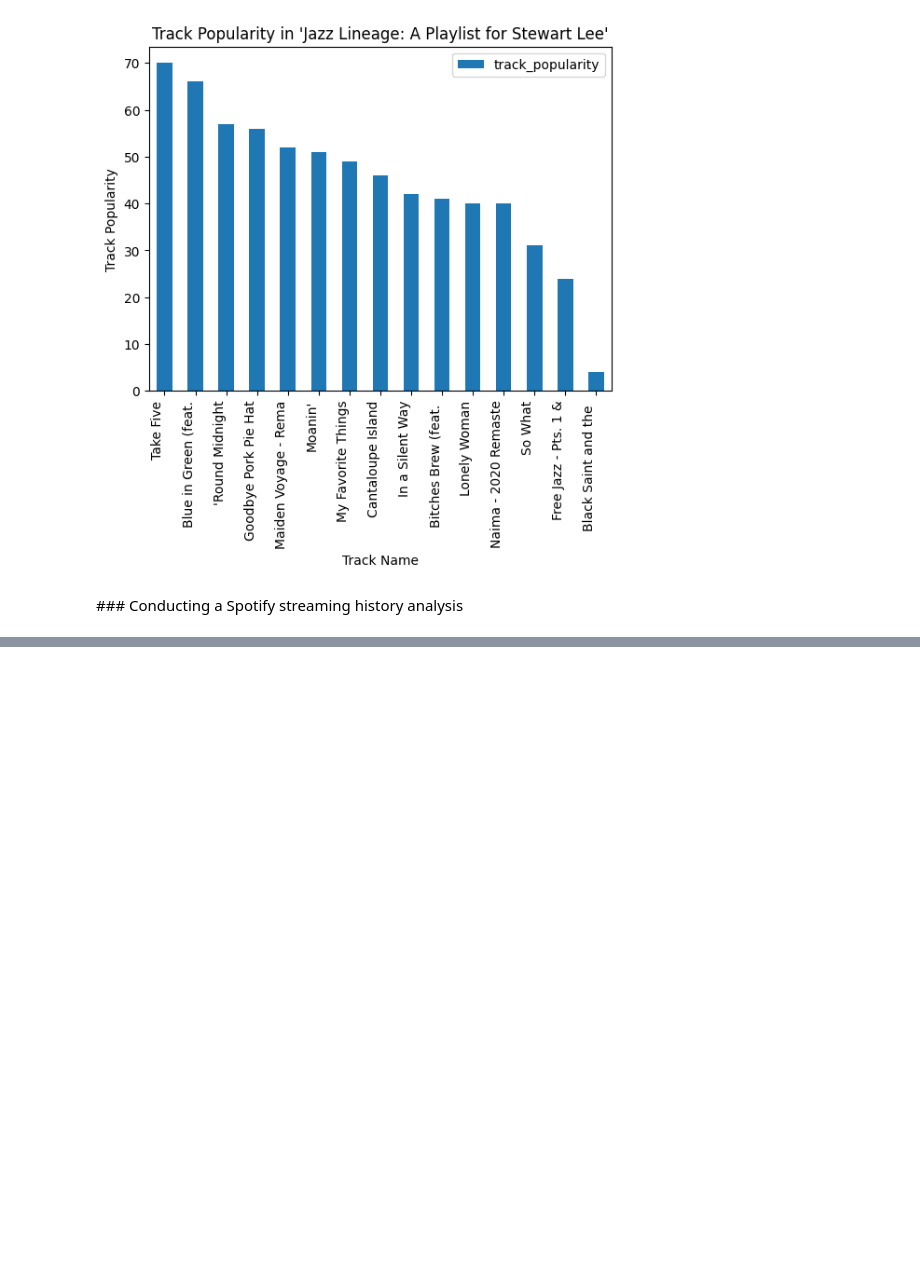
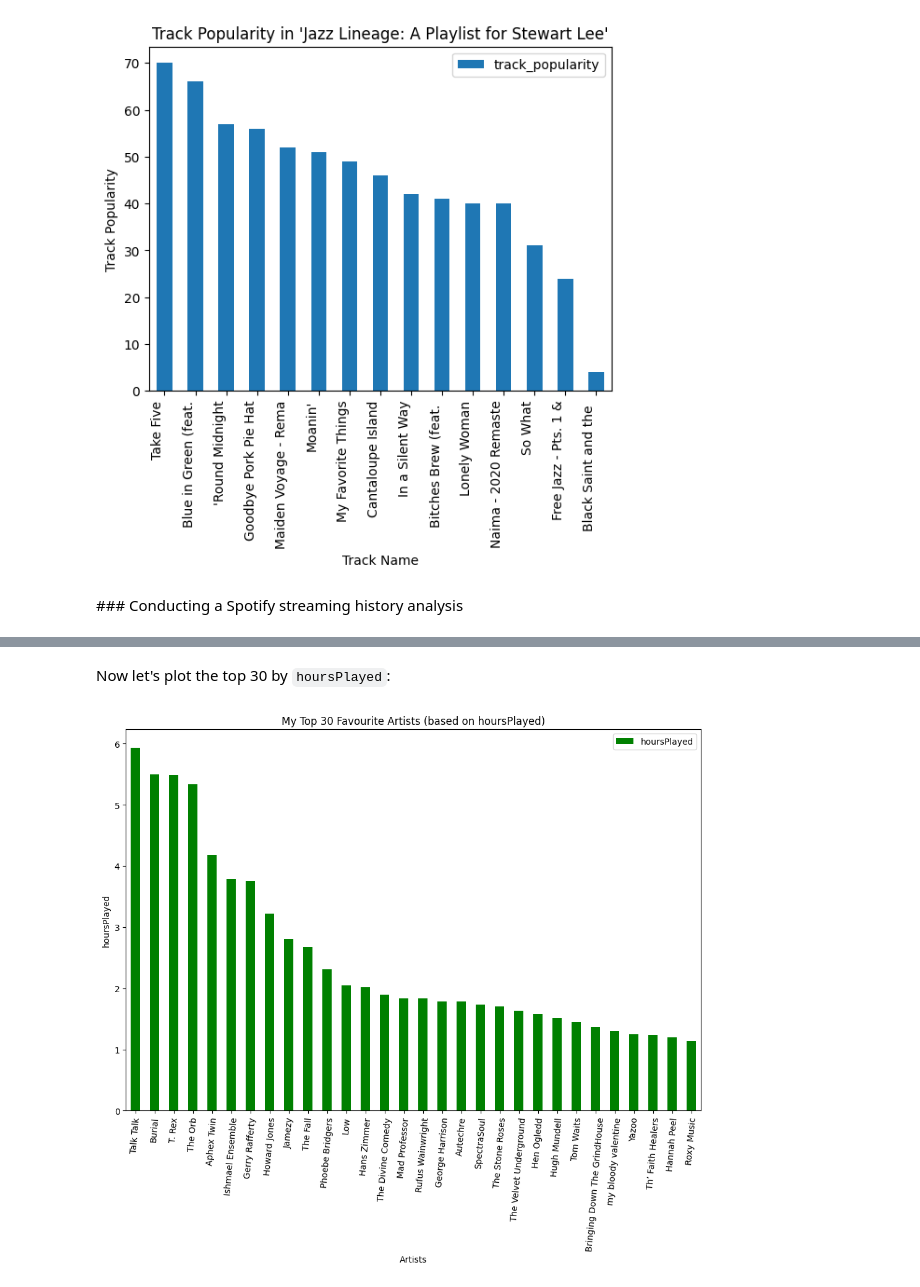
Before and after one commit to malminhas/spotify, a Jupyter notebook: spotify_playbook.ipynb, the cells around one changed output, grey strips where cells are left out. Cells and saved outputs as stored; diff of their text form; code cells hidden in the pictures; blank space fills up the shorter version.

Commit message:
Updated Spotify playbook to add first drop of streaming history analysis

```diff
--- a/spotify_playbook.ipynb
+++ b/spotify_playbook.ipynb
@@ -119,0 +127,3 @@ See [here](https://github.com/jayeshironside/Spotify-Streaming-history-analysis)
+# %%
+stream_df = pd.read_json('MyData/StreamingHistory0.json')
+print(f'{stream_df.shape[0]} rows with {stream_df.shape[1]} columns: {stream_df.columns.values}')
@@ -119,0 +134,3 @@ See [here](https://github.com/jayeshironside/Spotify-Streaming-history-analysis)
+# %%
+stream_df['hoursPlayed'] = stream_df['msPlayed']/(1000 * 60 * 60)
+stream_df['count'] = 1
@@ -119,0 +156,4 @@ See [here](https://github.com/jayeshironside/Spotify-Streaming-history-analysis)
+# %%
+N = 20
+top_artist_df = stream_df.groupby(['artistName'])[['hoursPlayed']].sum().sort_values(by='hoursPlayed',ascending=False)
+top_artist_df.head(N)
@@ -119,0 +179,12 @@ See [here](https://github.com/jayeshironside/Spotify-Streaming-history-analysis)
+# %% [markdown]
+Now let's plot the top 30 by `hoursPlayed`:
+# %%
+def plotByValue(df, y, what='Artists', N=20):
+    ax = df.head(N).plot(kind='bar',y=y,color='green',rot=85,figsize=(12,8))
+    ax.set_title(f"My Top {N} Favourite {what} (based on {y})")
+    ax.set_xlabel(what)
+    ax.set_ylabel(f"{y}")
+
+plotByValue(top_artist_df, 'hoursPlayed', N=30)
+# %% [output]
+[figure, added]
```
Also changed, not shown: parts of 19 cells of this notebook.
